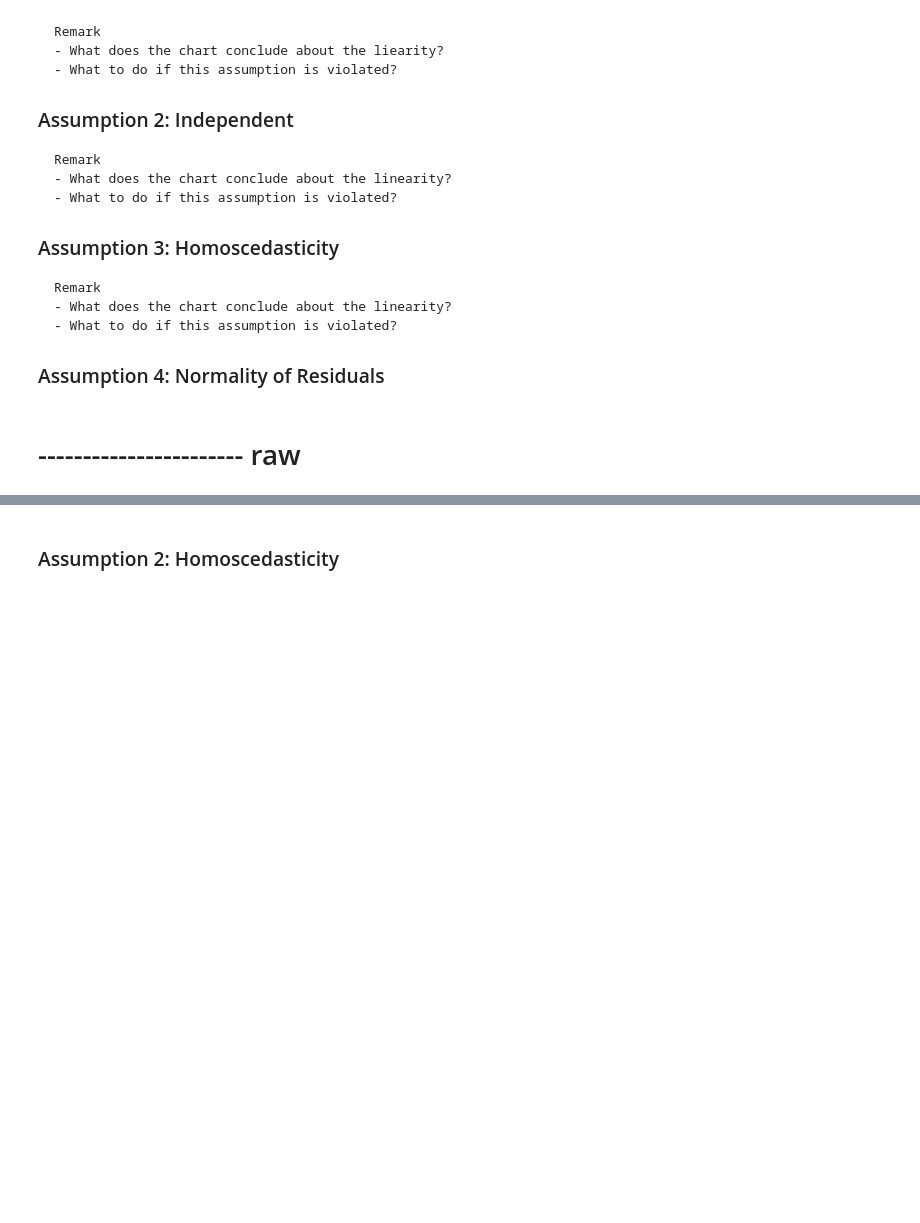
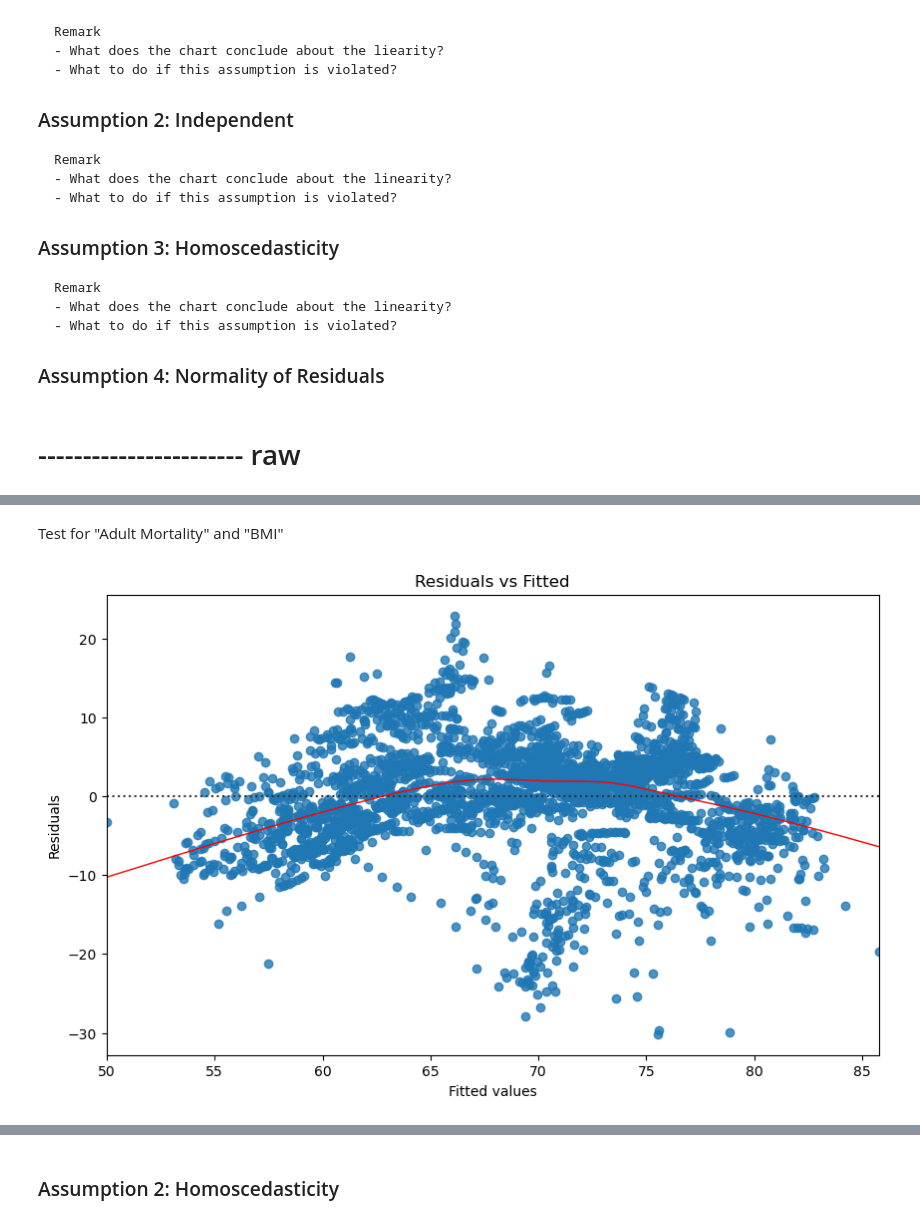
Before and after one commit to ov3ipo/SM_Project, a Jupyter notebook: final.ipynb, the cells around one changed output, grey strips where cells are left out. Drawn from its saved outputs; the diff is of its cells as text; code cells hidden in the pictures; blank space fills up the shorter version.

```diff
--- a/final.ipynb
+++ b/final.ipynb
@@ -316,5 +517,6 @@ Remark
 - The R-squared value is 0.310, which is slightly higher than the Adjusted R-squared. This suggests that the inclusion of additional predictor variables may not significantly improve the model's explanatory power.
 # %%
 model3 = smf.ols(formula='y ~ X1 + X2', data=df_regress).fit()
+fitted3 = model3.fittedvalues
 residual3 = model3.resid
 print(model3.summary())
@@ -362,0 +617,6 @@ Remark
+# %% [markdown]
+Test for "Adult Mortality" and "BMI"
+# %%
+Check_linearity(fitted3,residual3)
+# %% [output]
+[figure, added]
```
Also changed, not shown: parts of 46 cells of this notebook.
